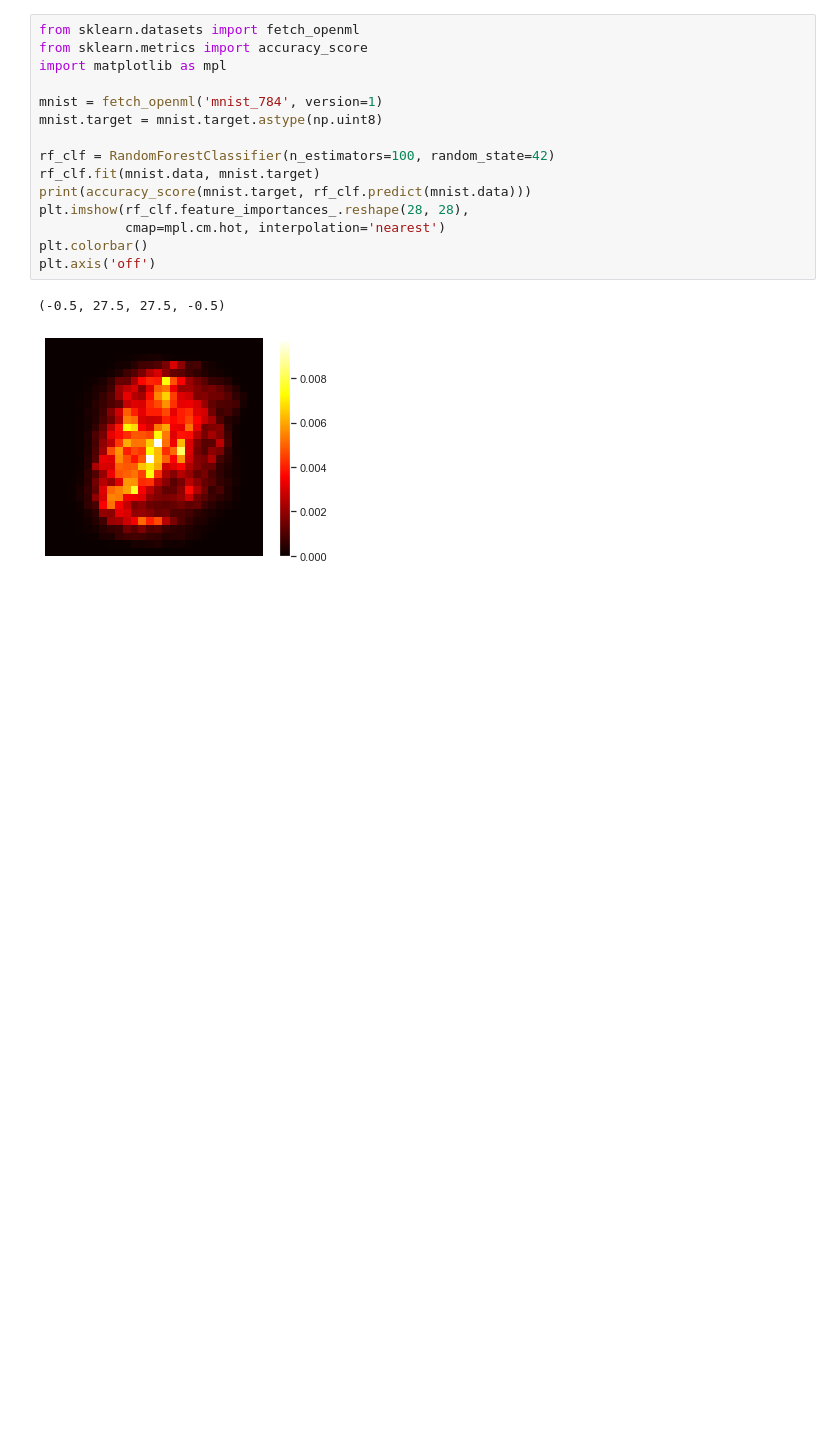
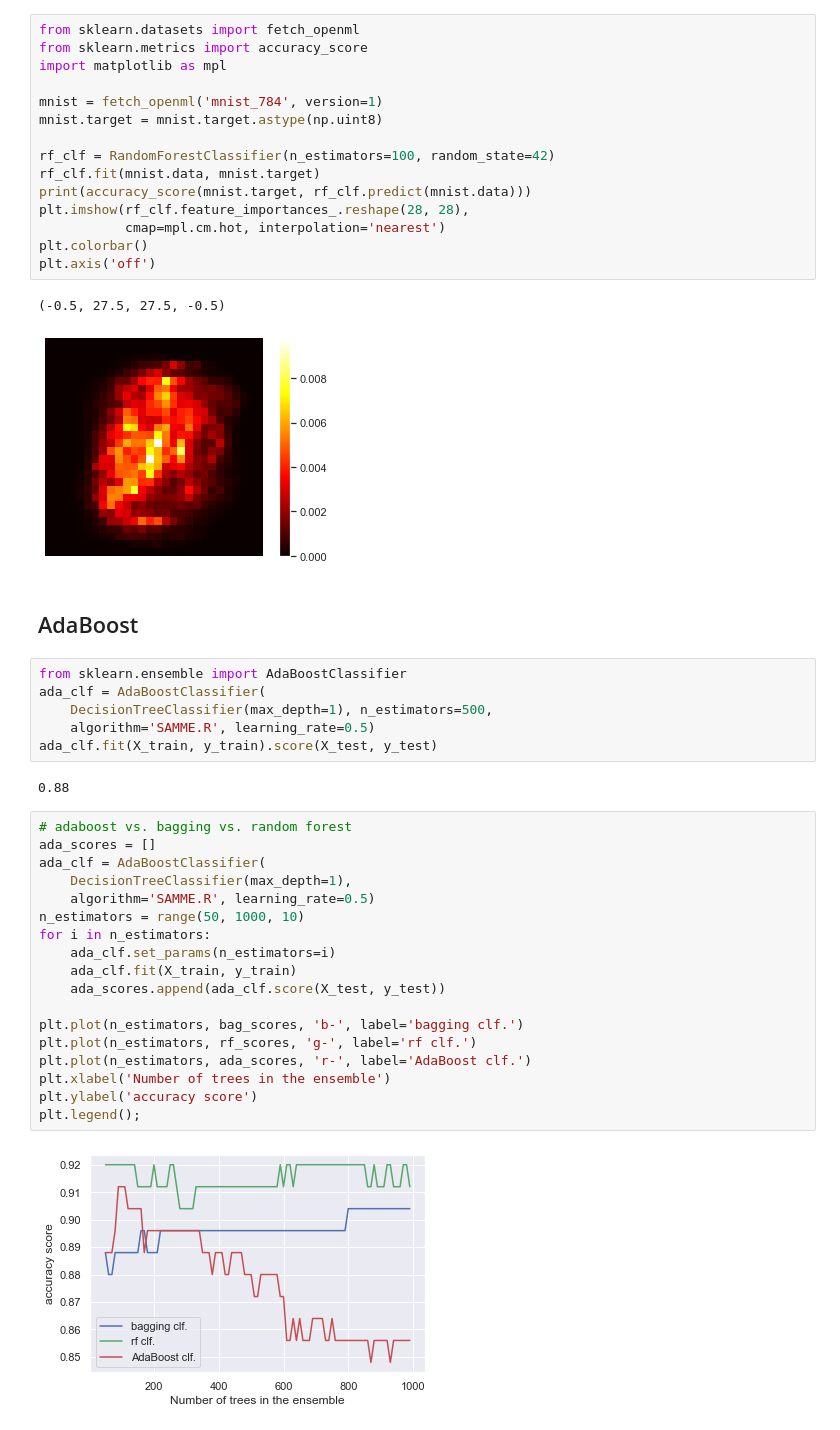
Before and after one commit to jvenepal/homl2, a Jupyter notebook: 7_ensemble_methods.ipynb, the cells around one changed output. Saved outputs shown, nothing was run; the diff lists cells and outputs as text; blank space fills up the shorter version.

Commit message:
Chapters 7. Ensemble methods & exercises

```diff
--- a/7_ensemble_methods.ipynb
+++ b/7_ensemble_methods.ipynb
@@ -159,3 +159,33 @@ plt.axis('off')
 # %% [output]
 (-0.5, 27.5, 27.5, -0.5)
 [figure]
+# %% [markdown]
+## AdaBoost
+# %%
+from sklearn.ensemble import AdaBoostClassifier
+ada_clf = AdaBoostClassifier(
+    DecisionTreeClassifier(max_depth=1), n_estimators=500,
+    algorithm='SAMME.R', learning_rate=0.5)
+ada_clf.fit(X_train, y_train).score(X_test, y_test)
+# %% [output]
+0.88
+# %%
+# adaboost vs. bagging vs. random forest
+ada_scores = []
+ada_clf = AdaBoostClassifier(
+    DecisionTreeClassifier(max_depth=1),
+    algorithm='SAMME.R', learning_rate=0.5)
+n_estimators = range(50, 1000, 10)
+for i in n_estimators:
+    ada_clf.set_params(n_estimators=i)
+    ada_clf.fit(X_train, y_train)
+    ada_scores.append(ada_clf.score(X_test, y_test))
+
+plt.plot(n_estimators, bag_scores, 'b-', label='bagging clf.')
+plt.plot(n_estimators, rf_scores, 'g-', label='rf clf.')
+plt.plot(n_estimators, ada_scores, 'r-', label='AdaBoost clf.')
+plt.xlabel('Number of trees in the ensemble')
+plt.ylabel('accuracy score')
+plt.legend();
+# %% [output]
+[figure, added]
```
Also changed, not shown: parts of 21 cells of this notebook.
